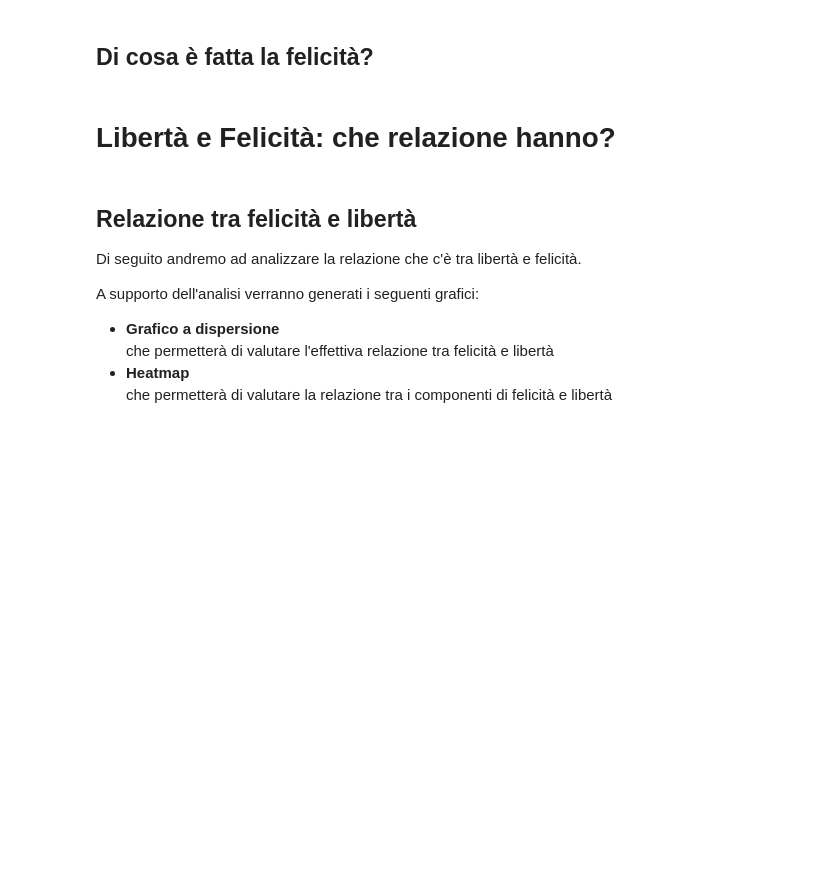
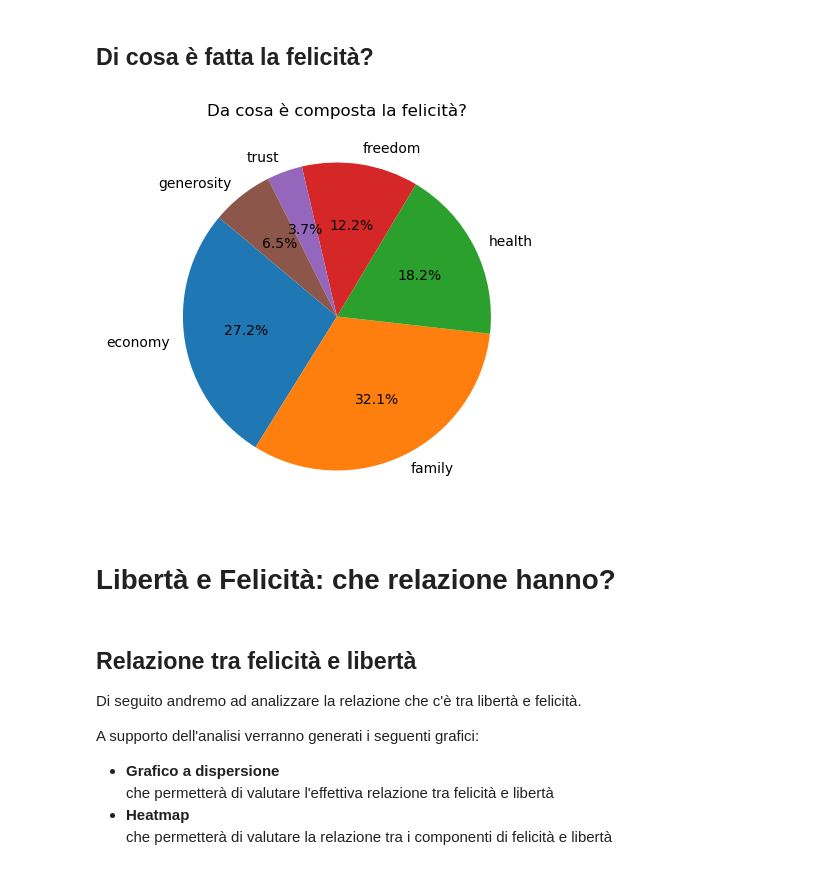
Before and after one commit to lalessia/Happiness-VS-Freedom, a Jupyter notebook: AlessiaProfetaDataVis.ipynb, the cells around one changed output. Drawn from its saved outputs; the diff is of its cells as text; code cells hidden in the pictures; blank space fills up the shorter version.

```diff
--- a/AlessiaProfetaDataVis.ipynb
+++ b/AlessiaProfetaDataVis.ipynb
@@ -634,11 +610,16 @@ principal_columns = ['economy', 'family', 'health', 'freedom', 'trust', 'generos
 happiness_mean = happiness_data[principal_columns].mean()
 happiness_percentage = (happiness_mean / happiness_mean.sum()) * 100
 # %%
-# Happyness pie plot
-plt.figure(figsize=(5, 5))
-plt.pie(happiness_percentage, labels=happiness_percentage.index, autopct='%1.1f%%', startangle=140)
-plt.title('Da cosa è composta la felicità?')
-plt.show()
+# Happiness pie plot
+def happiness_pie_plot():
+    plt.figure(figsize=(5, 5))
+    plt.pie(happiness_percentage, labels=happiness_percentage.index, autopct='%1.1f%%', startangle=140)
+    plt.title('Da cosa è composta la felicità?')
+    plt.show()
+# %%
+happiness_pie_plot()
+# %% [output]
+[figure, added]
 # %% [markdown]
 <h1>Libertà e Felicità: che relazione hanno?</h1>
 # %% [markdown]
```
Also changed, not shown: parts of 39 cells of this notebook.
